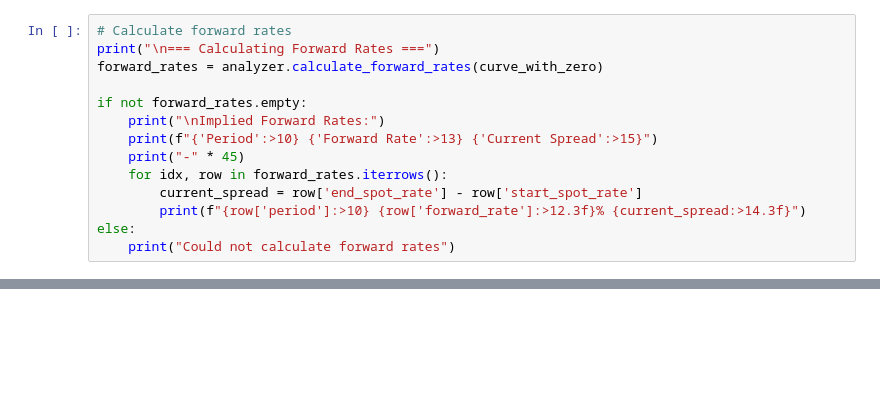
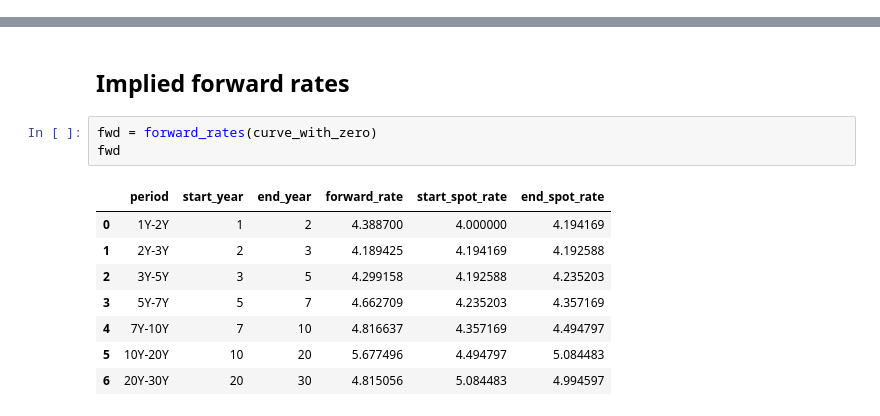
Before and after one commit to McSavage/fred_lx, a Jupyter notebook: YieldCurve/DailyTreasuryParYieldCurve.ipynb, the cells around one changed output, grey strips where cells are left out. Drawn from its saved outputs; the diff is of its cells as text; blank space fills up the shorter version.

```diff
--- a/YieldCurve/DailyTreasuryParYieldCurve.ipynb
+++ b/YieldCurve/DailyTreasuryParYieldCurve.ipynb
@@ -698,14 +0,0 @@ for idx, row in curve_with_zero.iterrows():
-# %%
-# Calculate forward rates
-print("\n=== Calculating Forward Rates ===")
-forward_rates = analyzer.calculate_forward_rates(curve_with_zero)
-
-if not forward_rates.empty:
-    print("\nImplied Forward Rates:")
-    print(f"{'Period':>10} {'Forward Rate':>13} {'Current Spread':>15}")
-    print("-" * 45)
-    for idx, row in forward_rates.iterrows():
-        current_spread = row['end_spot_rate'] - row['start_spot_rate']
-        print(f"{row['period']:>10} {row['forward_rate']:>12.3f}% {current_spread:>14.3f}")
-else:
-    print("Could not calculate forward rates")
@@ -711,0 +56,14 @@ else:
+# %% [markdown]
+## Implied forward rates
+# %%
+fwd = forward_rates(curve_with_zero)
+fwd
+# %% [output]
+|  | period | start_year | end_year | forward_rate | start_spot_rate | end_spot_rate |
+| 0 | 1Y-2Y | 1 | 2 | 4.388700 | 4.000000 | 4.194169 |
+| 1 | 2Y-3Y | 2 | 3 | 4.189425 | 4.194169 | 4.192588 |
+| 2 | 3Y-5Y | 3 | 5 | 4.299158 | 4.192588 | 4.235203 |
+| 3 | 5Y-7Y | 5 | 7 | 4.662709 | 4.235203 | 4.357169 |
+| 4 | 7Y-10Y | 7 | 10 | 4.816637 | 4.357169 | 4.494797 |
+| 5 | 10Y-20Y | 10 | 20 | 5.677496 | 4.494797 | 5.084483 |
+| 6 | 20Y-30Y | 20 | 30 | 4.815056 | 5.084483 | 4.994597 |
```
Also changed, not shown: parts of 17 cells of this notebook, 33 other files.
